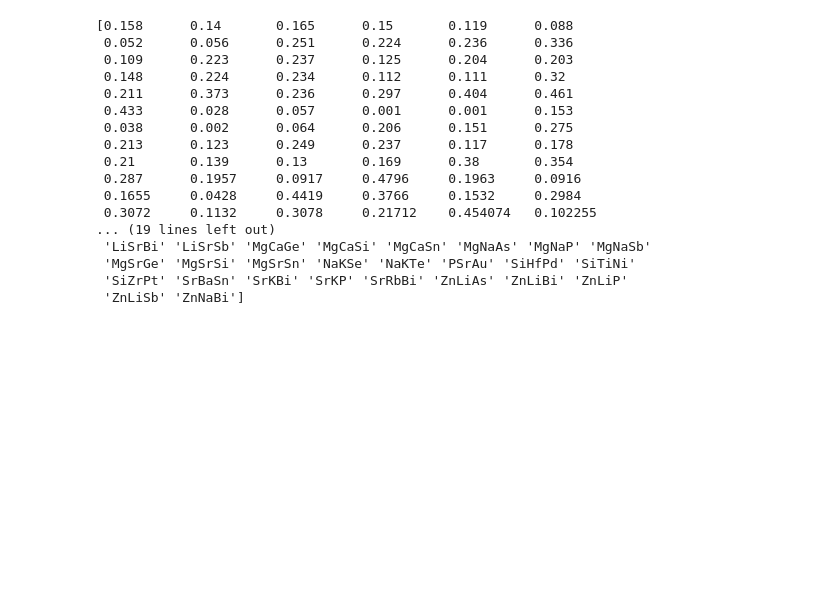
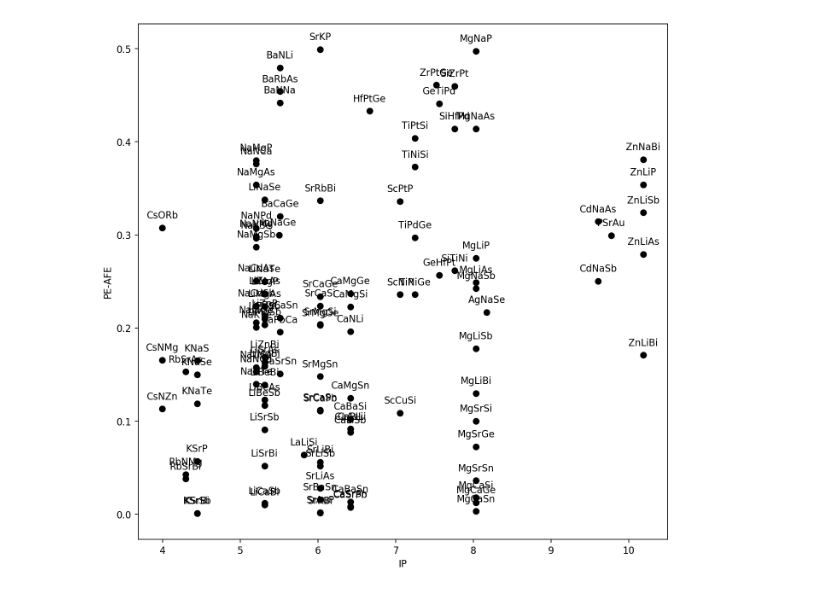
Before and after one commit to lstorchi/matinformatics, a Jupyter notebook: scatterplots.ipynb, the cells around one changed output. Saved outputs shown, nothing was run; the diff lists cells and outputs as text; code cells hidden in the pictures; blank space fills up the shorter version.

```diff
--- a/scatterplots.ipynb
+++ b/scatterplots.ipynb
@@ -8,33 +8,50 @@ materisheetname = "poolished_revised_list"
 
 labelname = "PE-AFE"
 atomiclbl = "IP"
+atom = "A"
 
 df = pd.read_excel(filename)
 
 xls = pd.ExcelFile(filename)
 matdata = pd.read_excel(xls, materisheetname)
 atodata = pd.read_excel(xls, atomicsheetname)
-# %%
-yval = matdata[labelname].values
-matname = matdata["Name"].values
-
-print(yval)
-print(matname)
-# %% [output]
-[0.158      0.14       0.165      0.15       0.119      0.088
- 0.052      0.056      0.251      0.224      0.236      0.336
- 0.109      0.223      0.237      0.125      0.204      0.203
- 0.148      0.224      0.234      0.112      0.111      0.32
- 0.211      0.373      0.236      0.297      0.404      0.461
- 0.433      0.028      0.057      0.001      0.001      0.153
- 0.038      0.002      0.064      0.206      0.151      0.275
- 0.213      0.123      0.249      0.237      0.117      0.178
- 0.21       0.139      0.13       0.169      0.38       0.354
- 0.287      0.1957     0.0917     0.4796     0.1963     0.0916
- 0.1655     0.0428     0.4419     0.3766     0.1532     0.2984
- 0.3072     0.1132     0.3078     0.21712    0.454074   0.102255
-... (19 lines left out)
- 'LiSrBi' 'LiSrSb' 'MgCaGe' 'MgCaSi' 'MgCaSn' 'MgNaAs' 'MgNaP' 'MgNaSb'
- 'MgSrGe' 'MgSrSi' 'MgSrSn' 'NaKSe' 'NaKTe' 'PSrAu' 'SiHfPd' 'SiTiNi'
- 'SiZrPt' 'SrBaSn' 'SrKBi' 'SrKP' 'SrRbBi' 'ZnLiAs' 'ZnLiBi' 'ZnLiP'
- 'ZnLiSb' 'ZnNaBi']
+# %%
+import matplotlib.pyplot as plt
+from matplotlib.pyplot import figure
+
+yval = matdata[labelname].values
+matname = matdata["Name"].values
+
+atomslist = matdata[atom].values
+
+xval = []
+for at in atomslist:
+    x = atodata[atodata["A"] == at]["IP"].values[0]
+    xval.append(x)
+    #print(at, x)
+
+figure(figsize=(10, 10), dpi=160)
+
+plt.scatter(xval, yval,  color='black')
+
+i = 0
+for x,y in zip(xval,yval):
+        label = matname[i]
+
+        plt.annotate(label,
+                     (x,y),
+                     textcoords="offset points",
+                     xytext=(0,10),
+                     ha='center')
+
+        i += 1
+
+plt.xlabel(atomiclbl)
+plt.ylabel(labelname)
+
+
+
+
+plt.show()
+# %% [output]
+[figure, added]
```
